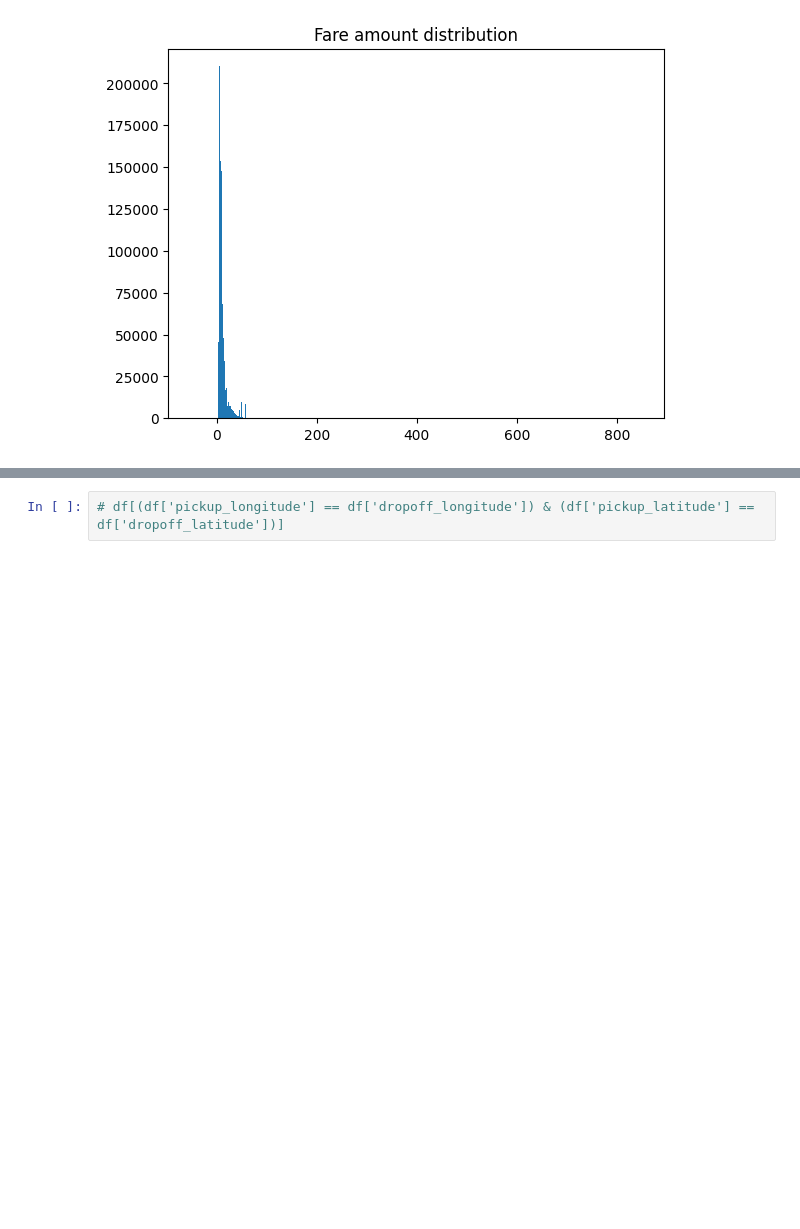
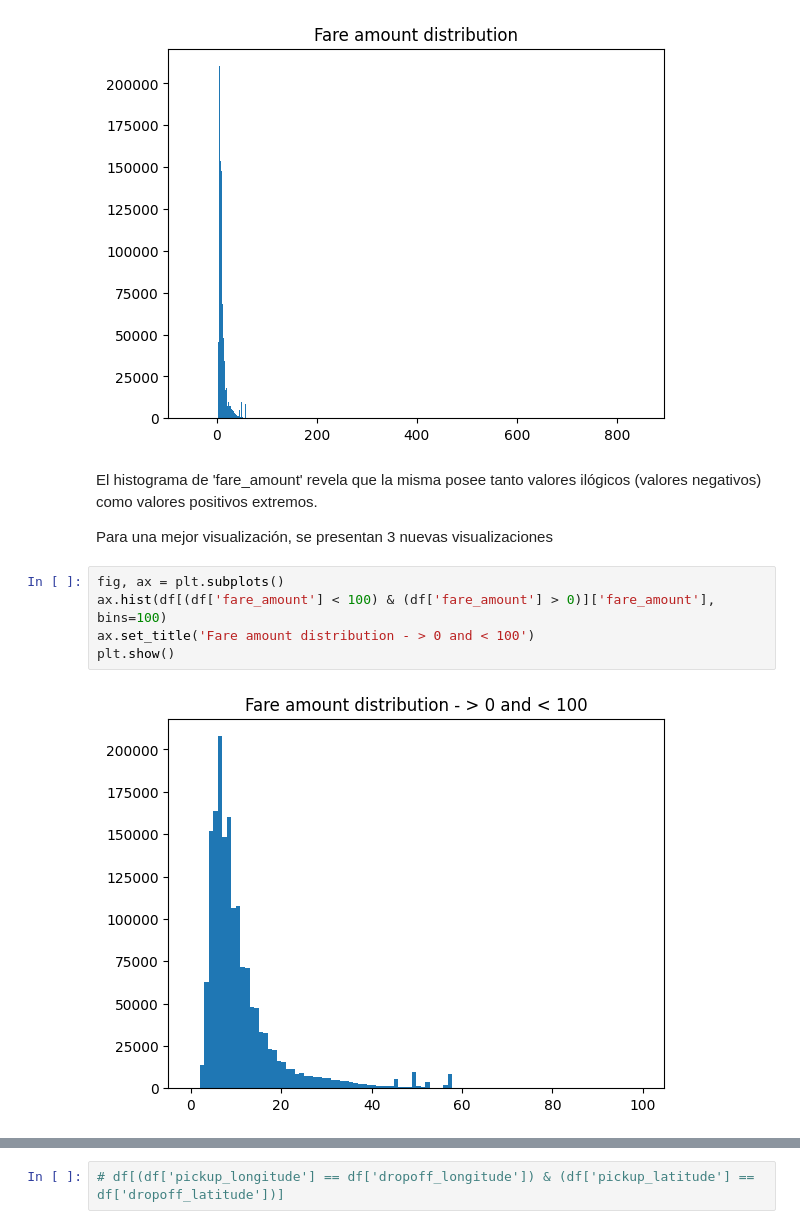
Before and after one commit to DavidGuzzi/DGKaggle, a Jupyter notebook: New York City Taxi Fare Prediction/taxi_fare_prediction_DG.ipynb, the cells around one changed output, grey strips where cells are left out. Cells and saved outputs as stored; diff of their text form; blank space fills up the shorter version.

```diff
--- a/New York City Taxi Fare Prediction/taxi_fare_prediction_DG.ipynb
+++ b/New York City Taxi Fare Prediction/taxi_fare_prediction_DG.ipynb
@@ -93,5 +93,16 @@ ax.set_title('Fare amount distribution')
 plt.show()
 # %% [output]
 [figure]
+# %% [markdown]
+El histograma de 'fare_amount' revela que la misma posee tanto valores ilógicos (valores negativos) como valores positivos extremos.
+
+Para una mejor visualización, se presentan 3 nuevas visualizaciones
+# %%
+fig, ax = plt.subplots()
+ax.hist(df[(df['fare_amount'] < 100) & (df['fare_amount'] > 0)]['fare_amount'], bins=100)
+ax.set_title('Fare amount distribution - > 0 and < 100')
+plt.show()
+# %% [output]
+[figure, added]
 # %%
 fig, ax = plt.subplots()
```
Also changed, not shown: parts of 8 cells of this notebook.
